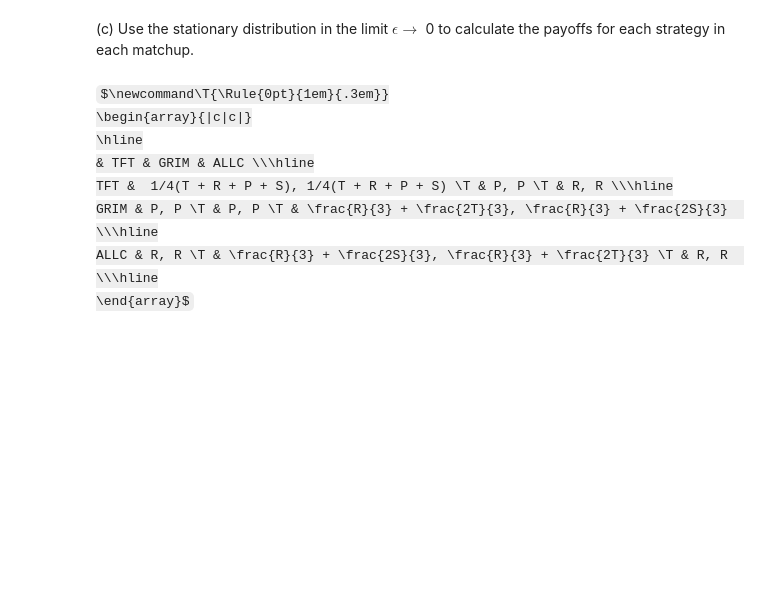
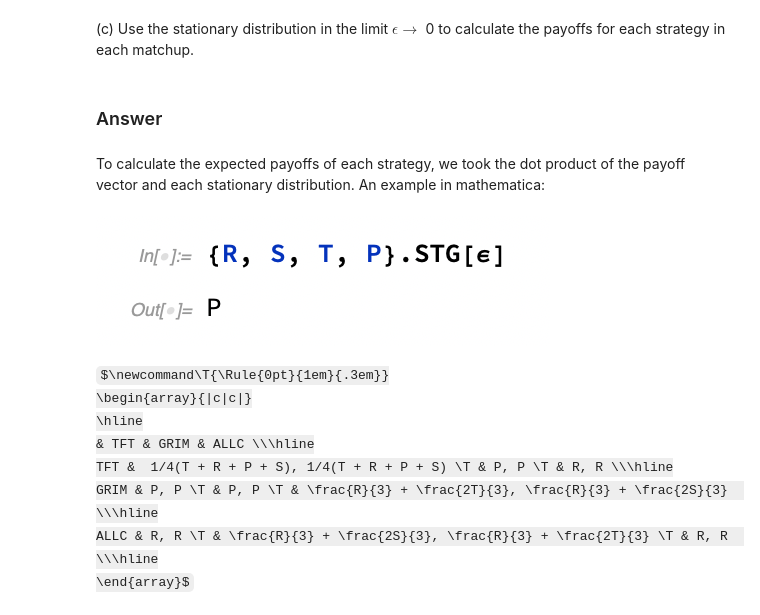
Before and after one commit to seacevedo/StochasticProcessesChallenges, a Jupyter notebook: Homework_4/Homework4-SaulAcevedo.ipynb, the cells around one changed output. Drawn from its saved outputs; the diff is of its cells as text; code cells hidden in the pictures; some formulas as TeX source; blank space fills up the shorter version.

```diff
--- a/Homework_4/Homework4-SaulAcevedo.ipynb
+++ b/Homework_4/Homework4-SaulAcevedo.ipynb
@@ -479,6 +493,15 @@ ALLC vs ALLC: If we assume an infinite game with an infinitesimally small probab
 # %% [markdown]
 (c) Use the stationary distribution in the limit $\epsilon \to$ 0 to calculate the payoffs for each
 strategy in each matchup.
+# %% [markdown]
+### Answer
+# %% [markdown]
+To calculate the expected payoffs of each strategy, we took the dot product of the payoff vector and each stationary distribution. An example in mathematica:
+# %%
+image = Image.open('dotproduct.png')
+image
+# %% [output]
+[figure, added]
 # %% [markdown]
 $\newcommand\T{\Rule{0pt}{1em}{.3em}}
 \begin{array}{|c|c|}
```
Also changed, not shown: parts of 7 cells of this notebook, 2 other files.
